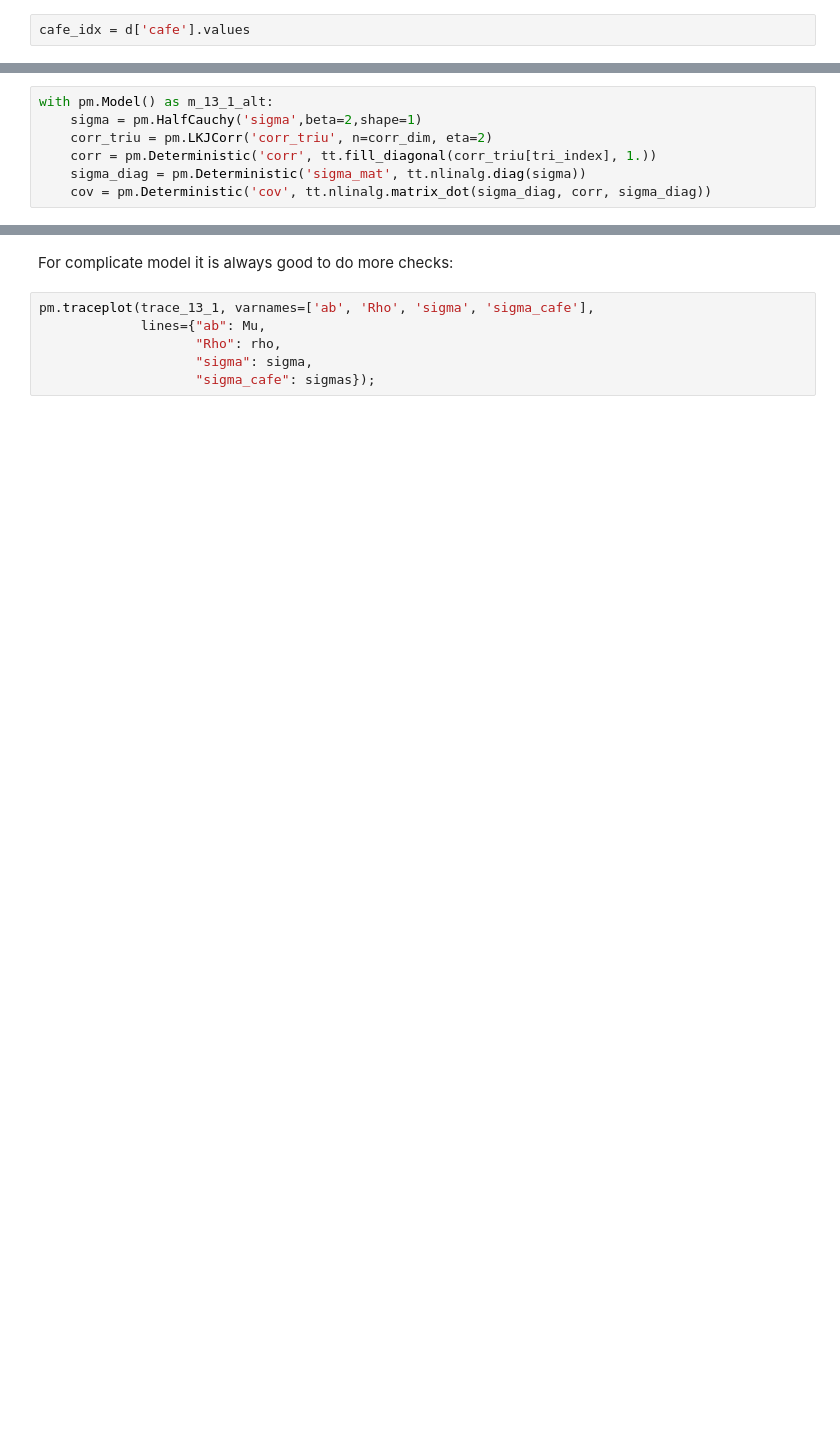
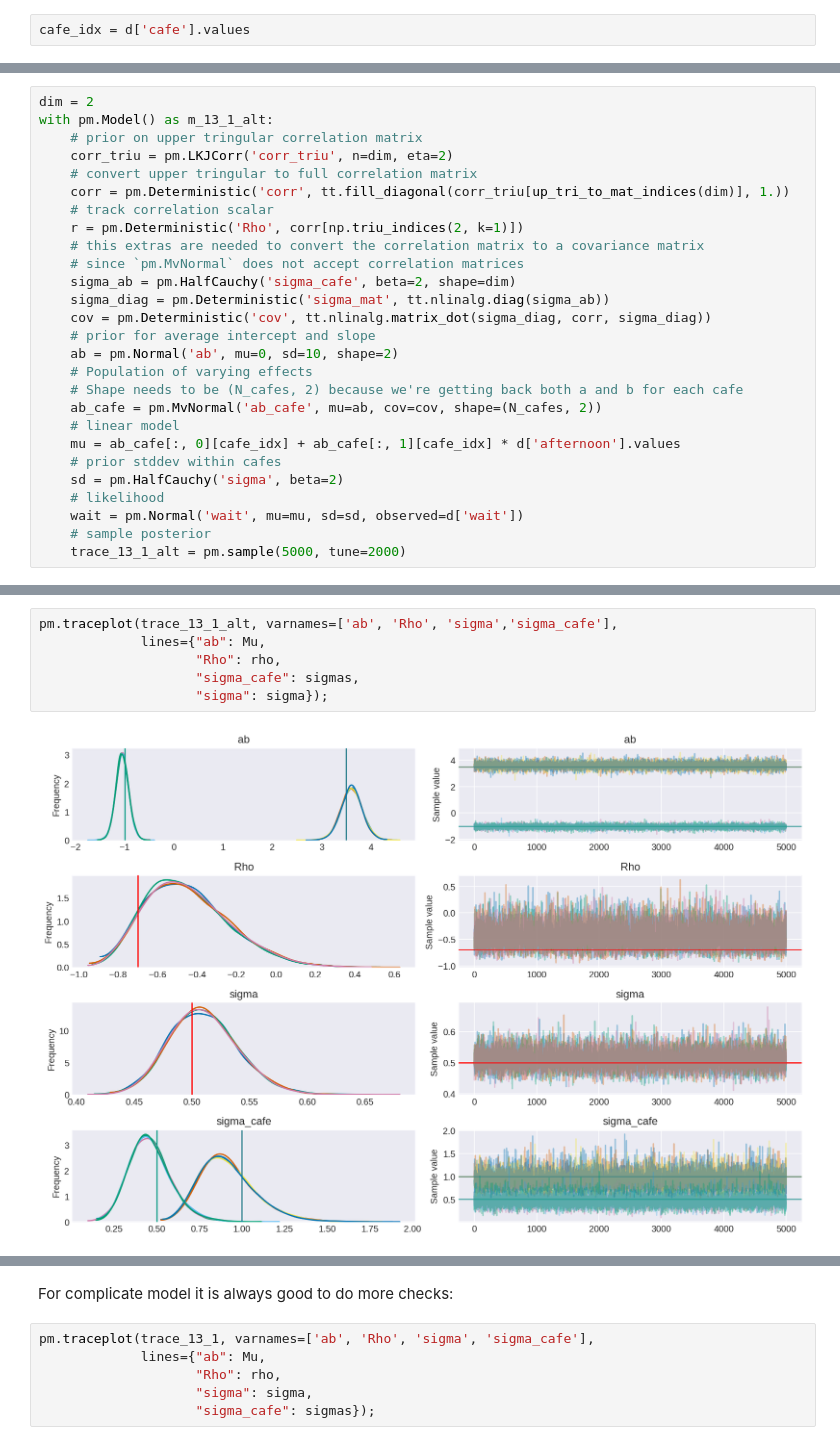
Before and after one commit to chdamianos/StatisticalRethinking, a Jupyter notebook: Chapter_13_ad_hoc.ipynb, the cells around one changed output, grey strips where cells are left out. Saved outputs shown, nothing was run; the diff lists cells and outputs as text; blank space fills up the shorter version.

Commit message:
added examples of using LKJCorr instead of LKJCholeskyCov

```diff
--- a/Chapter_13_ad_hoc.ipynb
+++ b/Chapter_13_ad_hoc.ipynb
@@ -236,7 +148,0 @@ tri_index[np.triu_indices(dim, k=1)[::-1]] = np.arange(n_elem)
-# %%
-with pm.Model() as m_13_1_alt:
-    sigma = pm.HalfCauchy('sigma',beta=2,shape=1)
-    corr_triu = pm.LKJCorr('corr_triu', n=corr_dim, eta=2)
-    corr = pm.Deterministic('corr', tt.fill_diagonal(corr_triu[tri_index], 1.))
-    sigma_diag = pm.Deterministic('sigma_mat', tt.nlinalg.diag(sigma))
-    cov = pm.Deterministic('cov', tt.nlinalg.matrix_dot(sigma_diag, corr, sigma_diag))
@@ -278,0 +149,27 @@ a
+# %%
+dim = 2
+with pm.Model() as m_13_1_alt:
+    # prior on upper tringular correlation matrix
+    corr_triu = pm.LKJCorr('corr_triu', n=dim, eta=2)
+    # convert upper tringular to full correlation matrix
+    corr = pm.Deterministic('corr', tt.fill_diagonal(corr_triu[up_tri_to_mat_indices(dim)], 1.))
+    # track correlation scalar
+    r = pm.Deterministic('Rho', corr[np.triu_indices(2, k=1)])
+    # this extras are needed to convert the correlation matrix to a covariance matrix
+    # since `pm.MvNormal` does not accept correlation matrices
+    sigma_ab = pm.HalfCauchy('sigma_cafe', beta=2, shape=dim)
+    sigma_diag = pm.Deterministic('sigma_mat', tt.nlinalg.diag(sigma_ab))
+    cov = pm.Deterministic('cov', tt.nlinalg.matrix_dot(sigma_diag, corr, sigma_diag))
+    # prior for average intercept and slope
+    ab = pm.Normal('ab', mu=0, sd=10, shape=2)
+    # Population of varying effects
+    # Shape needs to be (N_cafes, 2) because we're getting back both a and b for each cafe
+    ab_cafe = pm.MvNormal('ab_cafe', mu=ab, cov=cov, shape=(N_cafes, 2))
+    # linear model
+    mu = ab_cafe[:, 0][cafe_idx] + ab_cafe[:, 1][cafe_idx] * d['afternoon'].values
+    # prior stddev within cafes
+    sd = pm.HalfCauchy('sigma', beta=2)
+    # likelihood
+    wait = pm.Normal('wait', mu=mu, sd=sd, observed=d['wait'])
+    # sample posterior
+    trace_13_1_alt = pm.sample(5000, tune=2000)
@@ -279,3 +185,11 @@ a
+# %%
+pm.traceplot(trace_13_1_alt, varnames=['ab', 'Rho', 'sigma','sigma_cafe'],
+             lines={"ab": Mu,
+                    "Rho": rho,
+                    "sigma_cafe": sigmas,
+                    "sigma": sigma});
+# %% [output]
+[figure, added]
 # %%
 with pm.Model() as m_13_1:
     sd_dist = pm.HalfCauchy.dist(beta=2) # This is the same as sigma_cafe ~ dcauchy(0,2)
```
Also changed, not shown: parts of 25 cells of this notebook, 1 other file.
